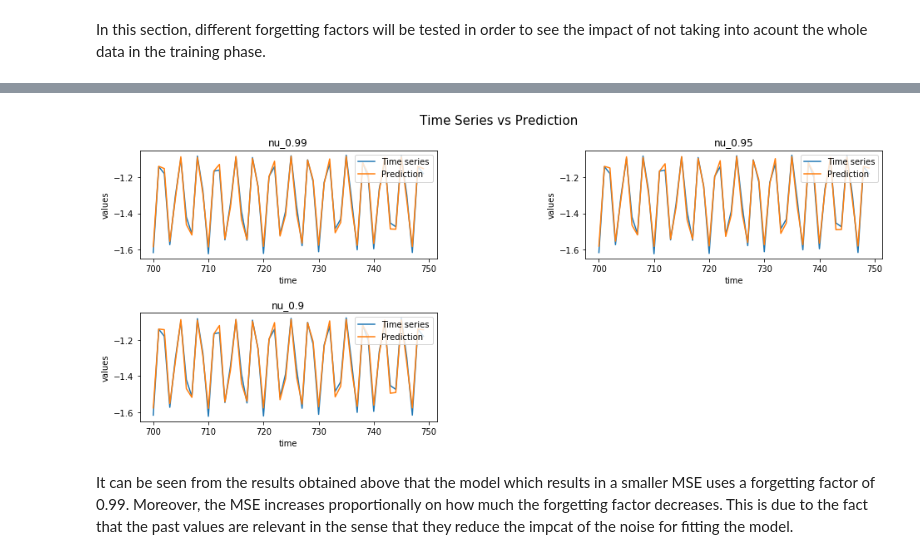
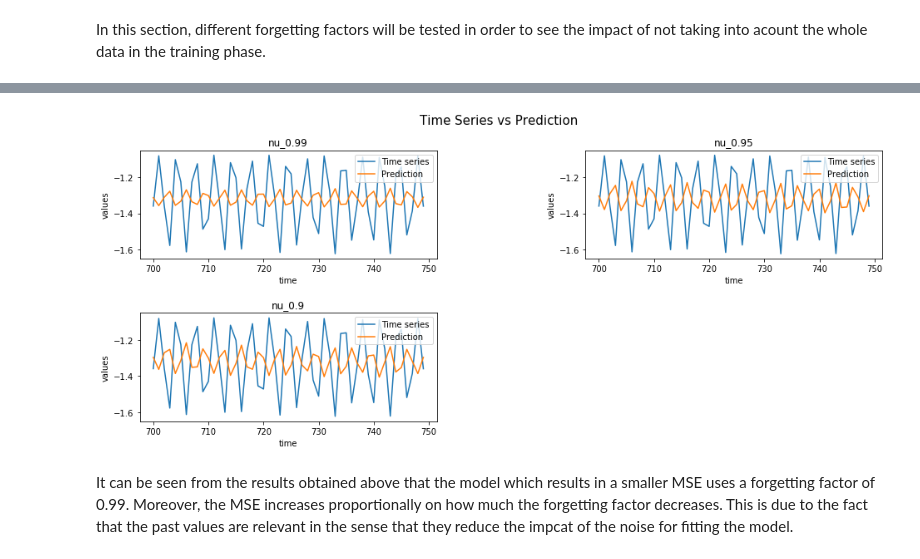
Before and after one commit to joangerard/time-series-predictor, a Jupyter notebook: src/consumer.ipynb, the cells around one changed output, grey strips where cells are left out. Saved outputs shown, nothing was run; the diff lists cells and outputs as text; code cells hidden in the pictures.

```diff
--- a/src/consumer.ipynb
+++ b/src/consumer.ipynb
@@ -548,9 +547,11 @@ def get_initial_state_forgettin_factor(nus, num_features, sc):
     return sc.parallelize(rdds)
 # %%
 nus = [0.99, 0.95, 0.9]
+init_interval = 500
+end_interval = 1000
 
 [sc,ssc,dstream]=getKafkaDStream(spark=spark,topic='timeSerieS',batch_interval=1)
-initial_state = get_initial_state_forgettin_factor(nus, 1, sc)
+initial_state = get_initial_state_forgettin_factor(nus, 1, sc, init_interval, end_interval)
 
 dataS = dstream.flatMap(lambda data: [('nu_%s'%str(nu), parse_message(data)) for nu in nus])
 updatedS = dataS.updateStateByKey(update_function_linear_models, initialRDD=initial_state)
@@ -562,4 +563,4 @@ ssc.start()
 # %%
 ssc.stop(stopSparkContext=False,stopGraceFully=False)
 # %%
-(keys, mses, ys, y_hat, idx) = get_data_from_file(executors, prefix='test-forgetting-factor', file_index=-2)
+(keys, mses, ys, y_hat, idx) = get_data_from_file(executors, prefix='test-forgetting-factor')
@@ -580,7 +576,7 @@ Data analisis with data stream # 6
 # %%
-plot_time_series_prediction(700, 750, keys, ys, y_hat)
+plot_time_series_prediction(700, 750, keys, ys, y_hat, init_interval)
 # %% [output]
-[figure, old version]
+[figure, new version]
 # %% [markdown]
 It can be seen from the results obtained above that the model which results in a smaller MSE uses a forgetting factor of 0.99. Moreover, the MSE increases proportionally on how much the forgetting factor decreases. This is due to the fact that the past values are relevant in the sense that they reduce the impcat of the noise for fitting the model.
 # %% [markdown]
```
Also changed, not shown: parts of 16 cells of this notebook, 2 other files.
